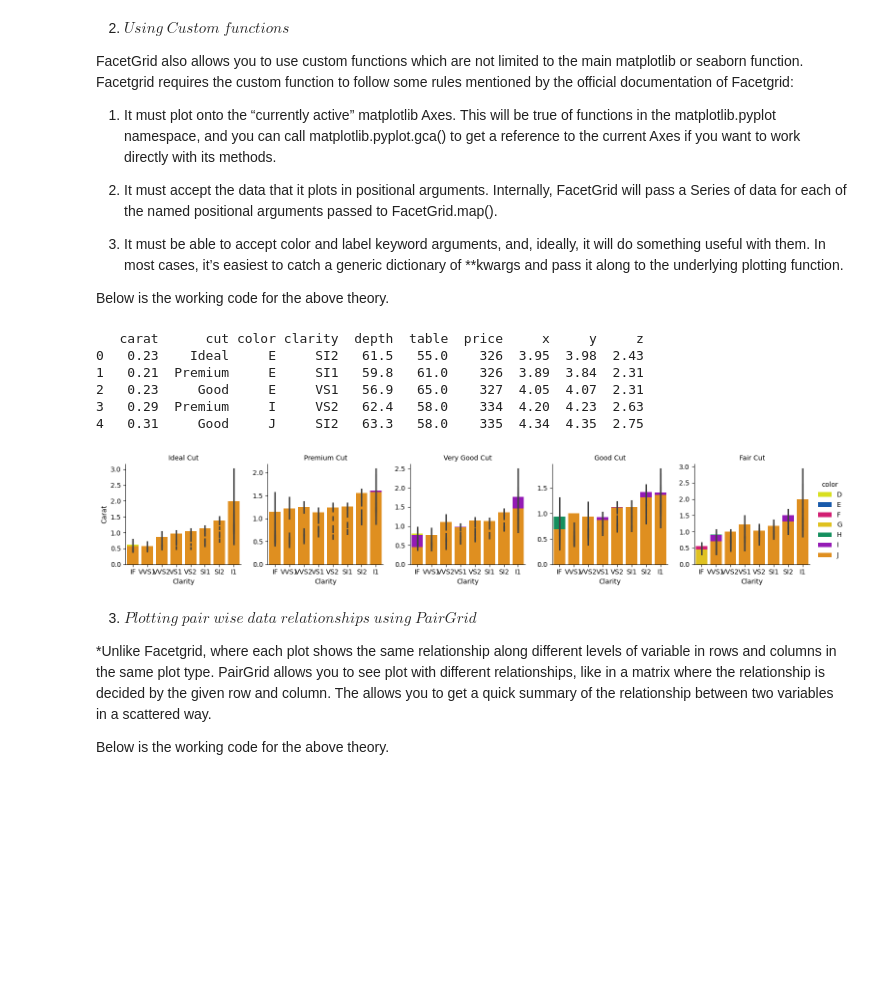
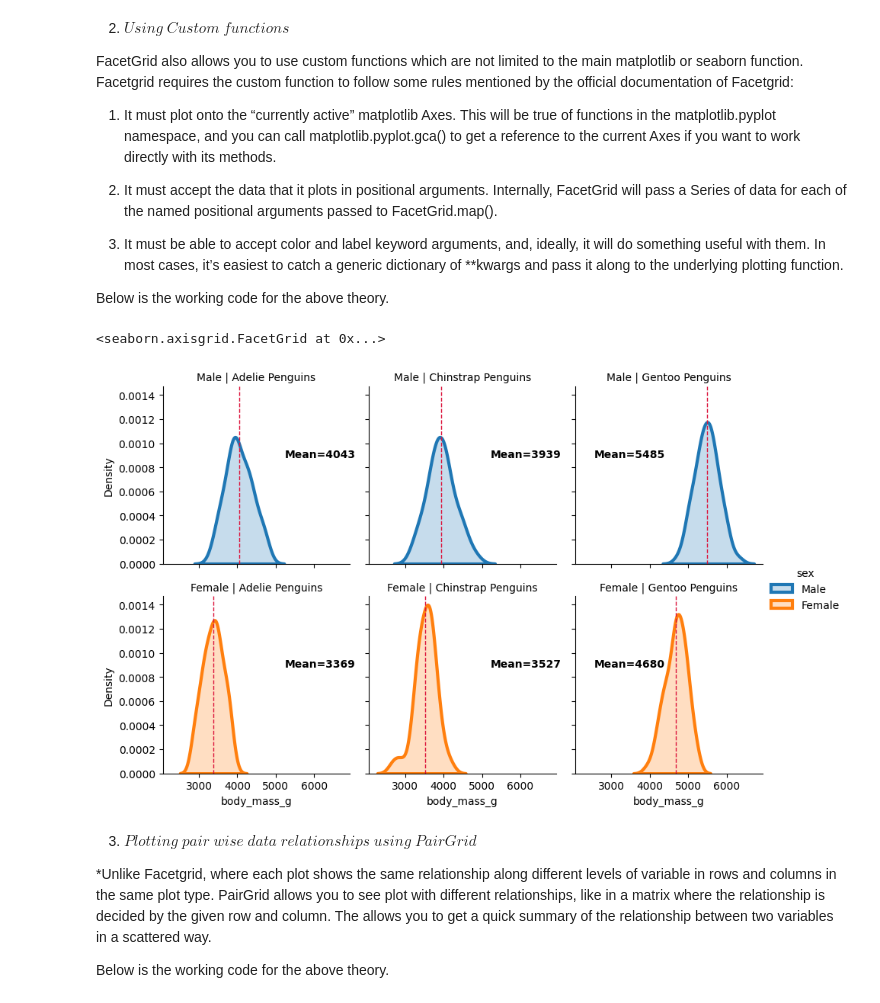
Before and after one commit to BhaumikIITGN/FacetGrid, a Jupyter notebook: PSDV (1).ipynb, the cells around one changed output. Cells and saved outputs as stored; diff of their text form; code cells hidden in the pictures; blank space fills up the shorter version.

```diff
--- a/PSDV (1).ipynb
+++ b/PSDV (1).ipynb
@@ -84,23 +97,37 @@ FacetGrid also  allows you to use custom functions which are not limited to the
 3. It must be able to accept color and label keyword arguments, and, ideally, it will do something useful with them. In most cases, it’s easiest to catch a generic dictionary of **kwargs and pass it along to the underlying plotting function.
 
 Below is the working code for the above theory.
-# %%
-import seaborn as sns
-diamonds = sns.load_dataset("diamonds")
-d = sns.FacetGrid(diamonds,col='cut',hue='color',palette='prism',sharey=False)
-d.map_dataframe(sns.barplot,x='clarity',y='carat')
-d.set_axis_labels(x_var='Clarity',y_var='Carat')
-d.set_titles(col_template='{col_name} Cut')
-d.add_legend()
-print(diamonds.head())
-# %% [output]
-   carat      cut color clarity  depth  table  price     x     y     z
-0   0.23    Ideal     E     SI2   61.5   55.0    326  3.95  3.98  2.43
-1   0.21  Premium     E     SI1   59.8   61.0    326  3.89  3.84  2.31
-2   0.23     Good     E     VS1   56.9   65.0    327  4.05  4.07  2.31
-3   0.29  Premium     I     VS2   62.4   58.0    334  4.20  4.23  2.63
-4   0.31     Good     J     SI2   63.3   58.0    335  4.34  4.35  2.75
-[figure, removed]
+# %%
+import matplotlib.pyplot as plt
+import numpy as np
+import seaborn as sns
+#this function plots a mean line for each group and displays it for the given kde plots
+
+penguins = sns.load_dataset("penguins")
+
+def add_mean_line(data, var=None, **kws):
+    # If there is no variable, then the function is returned
+    if not var: return
+    mean_ = np.mean(data[var])
+    #Get current axis
+    ax = plt.gca()
+    #add line at group mean
+    ax.axvline(mean_, color='crimson',linestyle='--',linewidth=1)
+    #annotate group mean
+    x_pos=0.65
+    if mean_ > 4500: x_pos=0.1
+    ax.text(x_pos, 0.6, f'Mean={mean_:.0f}',
+            transform=ax.transAxes,     #this ensures that the position for the text is taken relative to the axes and not to the data
+            color='k', fontweight='bold', fontsize=10)
+
+p = sns.FacetGrid(penguins, row='sex', col='species',hue='sex')
+p.map_dataframe(sns.kdeplot, x='body_mass_g', lw=3, fill=True)
+p.map_dataframe(add_mean_line, var='body_mass_g')
+p.set_titles(row_template='{row_name}', col_template='{col_name} Penguins')
+p.add_legend()
+# %% [output]
+<seaborn.axisgrid.FacetGrid at 0x...>
+[figure, added]
 # %% [markdown]
 3. $Plotting$ $pair$ $wise$ $data$ $relationships$ $using$ $PairGrid$
 
```
Also changed, not shown: parts of 4 cells of this notebook.
